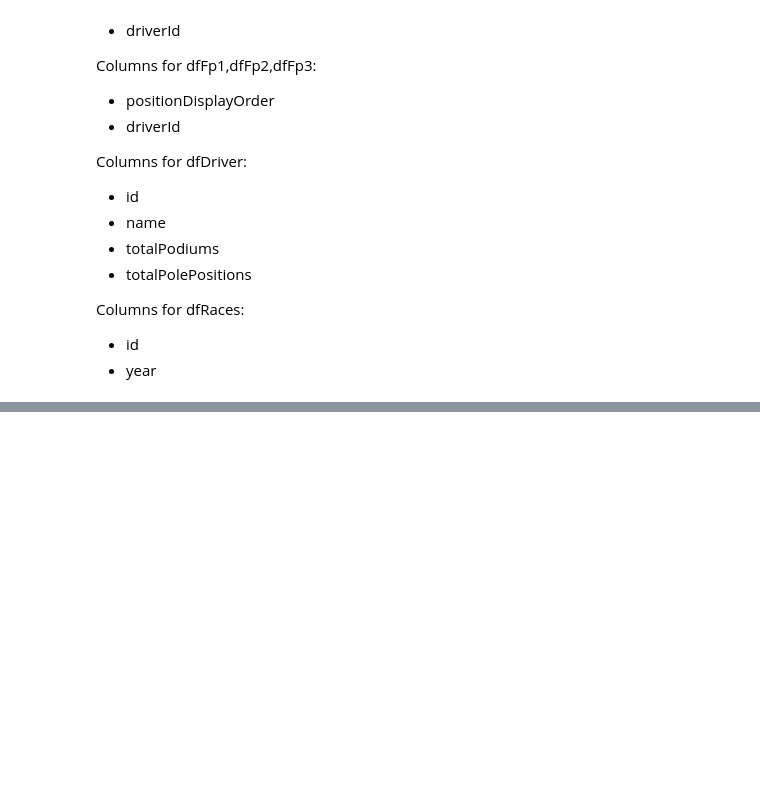
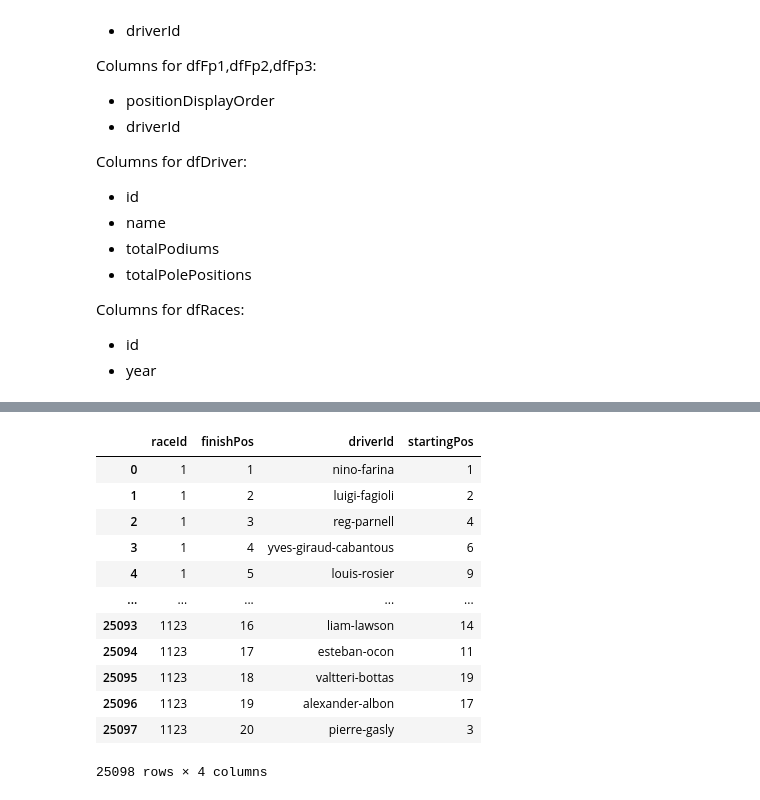
Before and after one commit to BaghettiGH/Predict-F1-Podium, a Jupyter notebook: F1WinnerPrediction.ipynb, the cells around one changed output, grey strips where cells are left out. Cells and saved outputs as stored; diff of their text form; code cells hidden in the pictures; blank space fills up the shorter version.

```diff
--- a/F1WinnerPrediction.ipynb
+++ b/F1WinnerPrediction.ipynb
@@ -83,0 +86,16 @@ df = pd.merge(mergedDf5,dfRaces,on=['raceId'],how='inner')
+# %%
+mergedDf1
+# %% [output]
+|  | raceId | finishPos | driverId | startingPos |
+| 0 | 1 | 1 | nino-farina | 1 |
+| 1 | 1 | 2 | luigi-fagioli | 2 |
+| 2 | 1 | 3 | reg-parnell | 4 |
+| 3 | 1 | 4 | yves-giraud-cabantous | 6 |
+| 4 | 1 | 5 | louis-rosier | 9 |
+| ... | ... | ... | ... | ... |
+| 25093 | 1123 | 16 | liam-lawson | 14 |
+| 25094 | 1123 | 17 | esteban-ocon | 11 |
+| 25095 | 1123 | 18 | valtteri-bottas | 19 |
+| 25096 | 1123 | 19 | alexander-albon | 17 |
+| 25097 | 1123 | 20 | pierre-gasly | 3 |
+25098 rows × 4 columns
```
Also changed, not shown: parts of 10 cells of this notebook.
